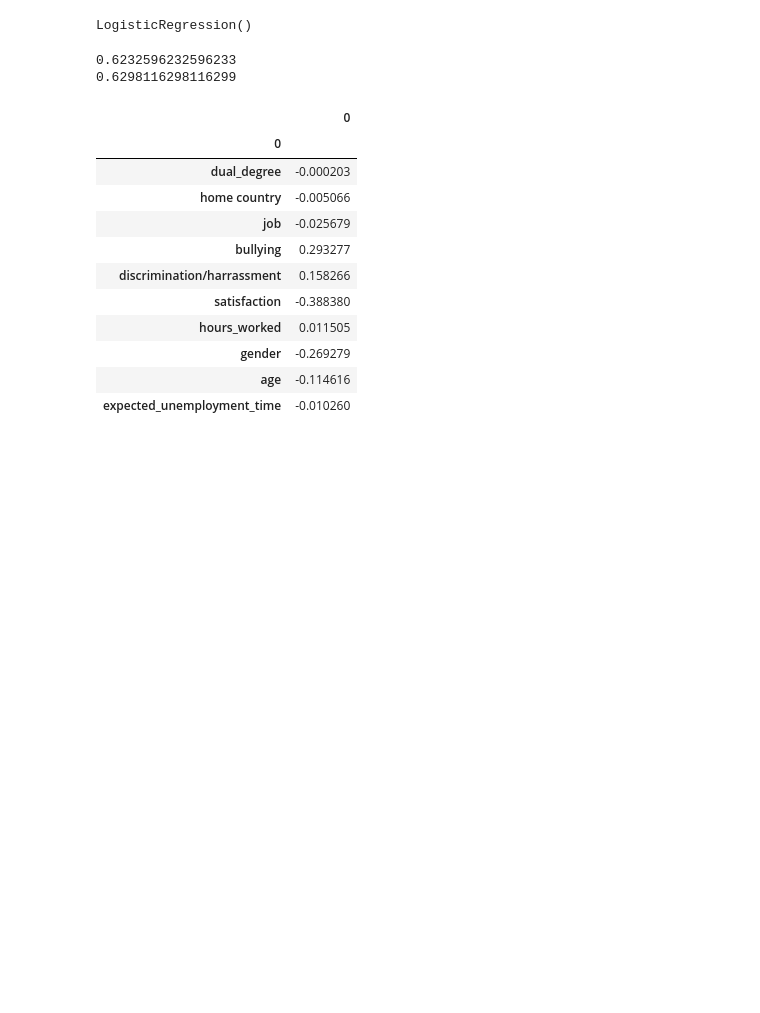
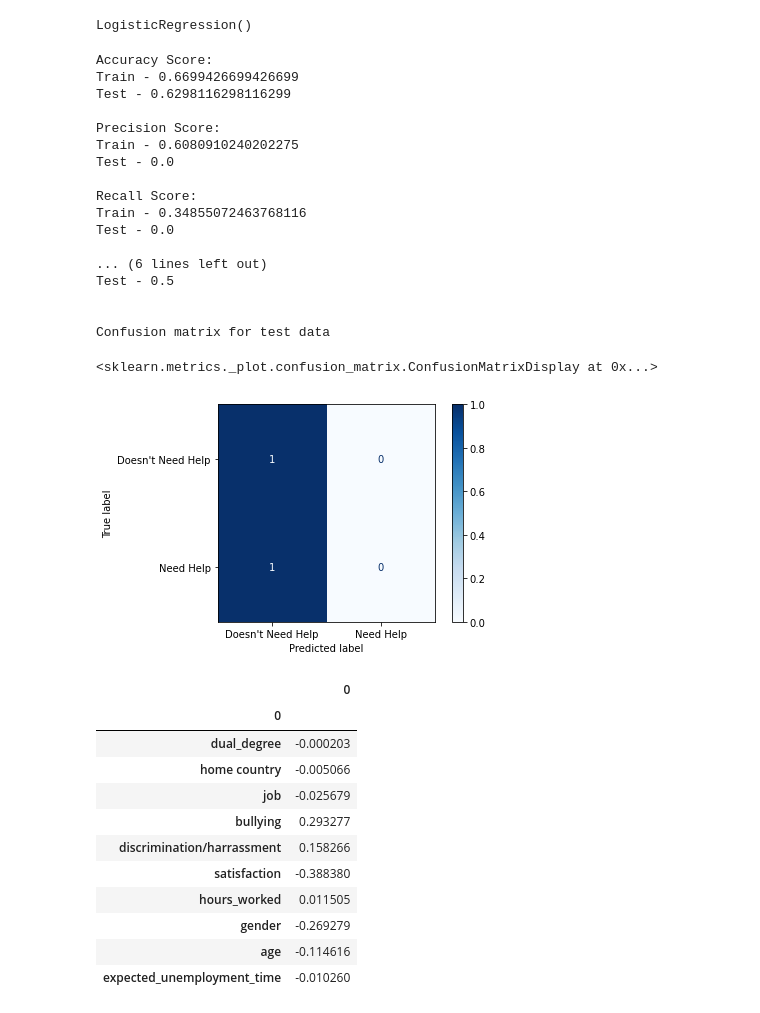
Before and after one commit to ElyLin/PhDMentalHealthProject, a Jupyter notebook: PhD_mental_health_final.ipynb, the cells around one changed output. Cells and saved outputs as stored; diff of their text form; code cells hidden in the pictures; blank space fills up the shorter version.

```diff
--- a/PhD_mental_health_final.ipynb
+++ b/PhD_mental_health_final.ipynb
@@ -680,13 +657,28 @@ lr_scaled=LogisticRegression()
 lr_scaled.fit(X_train_inf_scaled,y_train_inf)
 # %% [output]
 LogisticRegression()
-# %%
-# evaluate model
-print(lr_scaled.score(X_train_inf,y_train_inf))
-print(lr_scaled.score(X_val_inf,y_val_inf))
-# %% [output]
-0.6232596232596233
-0.6298116298116299
+# %%
+evaluate(lr_scaled,X_train_inf_scaled,y_train_inf, X_val_inf, y_val_inf)
+# %% [output]
+Accuracy Score:
+Train - 0.6699426699426699
+Test - 0.6298116298116299
+
+Precision Score:
+Train - 0.6080910240202275
+Test - 0.0
+
+Recall Score:
+Train - 0.34855072463768116
+Test - 0.0
+
+... (6 lines left out)
+Test - 0.5
+
+
+Confusion matrix for test data
+<sklearn.metrics._plot.confusion_matrix.ConfusionMatrixDisplay at 0x...>
+[figure, added]
 # %%
 # print out coefficient of the logistic regression model in a dataframe
 coef_lr_scaled=pd.DataFrame(data=lr_scaled.coef_, columns=X_train_inf.columns).T
```
Also changed, not shown: parts of 20 cells of this notebook, 1 other file.
